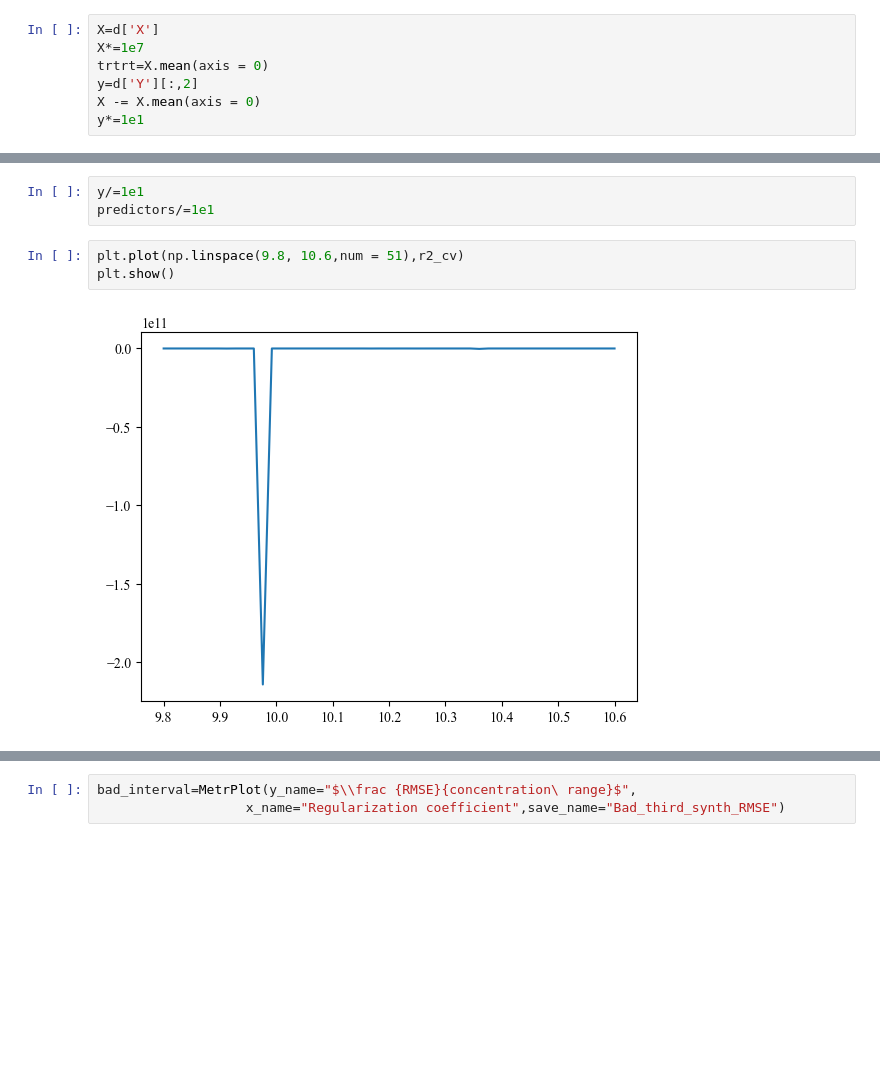
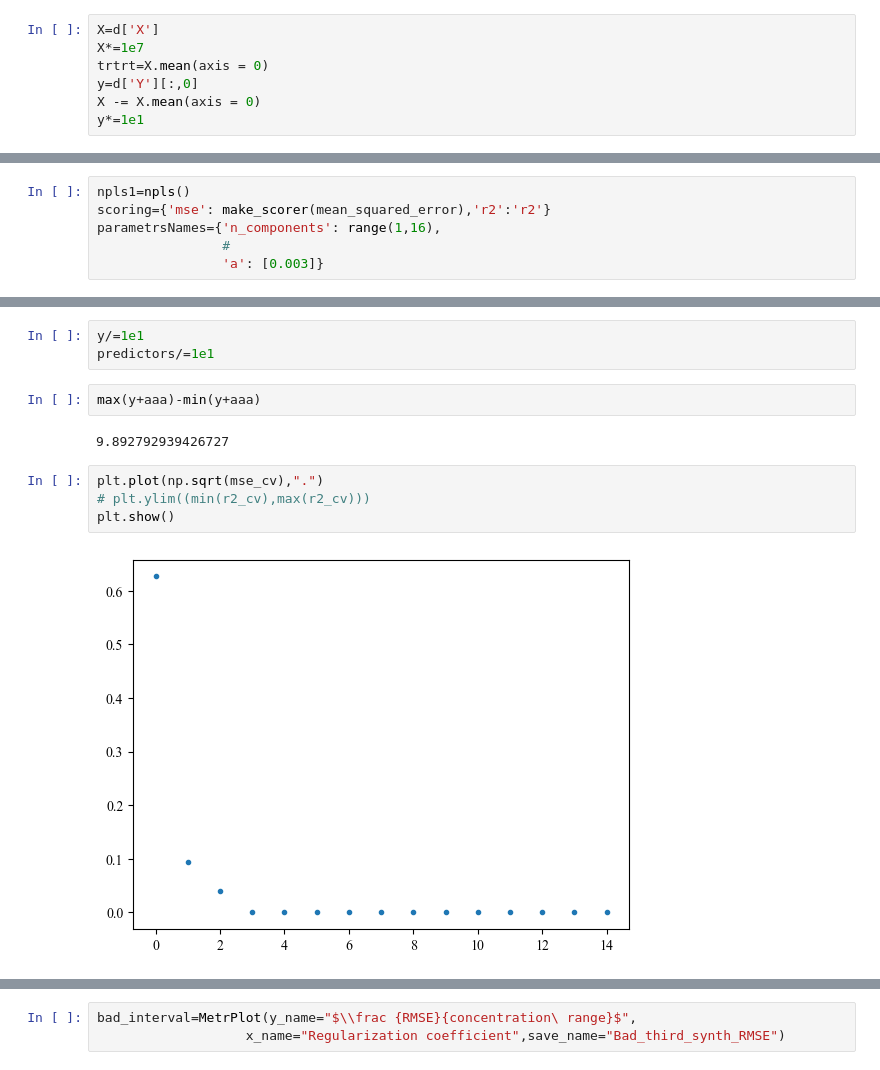
Before and after one commit to 89605502155/ML-repositry, a Jupyter notebook: renew_NPLS1.ipynb, the cells around one changed output, grey strips where cells are left out. Cells and saved outputs as stored; diff of their text form; blank space fills up the shorter version.

Commit message:
Tomorrow we will speak about plots. I need redraw only 8 and 9 plots.

```diff
--- a/renew_NPLS1.ipynb
+++ b/renew_NPLS1.ipynb
@@ -46,7 +46,7 @@ Synthetic
 X=d['X']
 X*=1e7
 trtrt=X.mean(axis = 0)
-y=d['Y'][:,2]
+y=d['Y'][:,0]
 X -= X.mean(axis = 0)
 y*=1e1
 # %%
@@ -75,3 +75,9 @@ parametrsNames={'n_components': [4],
+# %%
+npls1=npls()
+scoring={'mse': make_scorer(mean_squared_error),'r2':'r2'}
+parametrsNames={'n_components': range(1,16),
+                #
+                'a': [0.003]}
 # %%
 
 
@@ -97,8 +107,13 @@ y+=aaa
 # %%
 y/=1e1
 predictors/=1e1
+# %%
+max(y+aaa)-min(y+aaa)
+# %% [output]
+9.892792939426727
 # %%
-plt.plot(np.linspace(9.8, 10.6,num = 51),r2_cv)
+plt.plot(np.sqrt(mse_cv),".")
+# plt.ylim((min(r2_cv),max(r2_cv)))
 plt.show()
 # %% [output]
-[figure, old version]
+[figure, new version]
```
Also changed, not shown: parts of 11 cells of this notebook, 5 other files.
